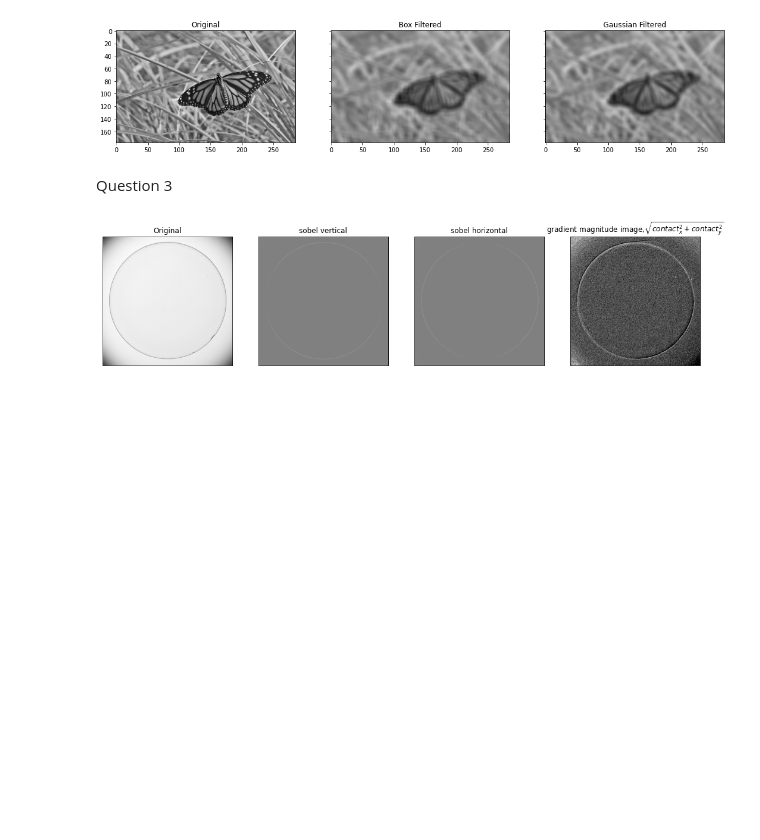
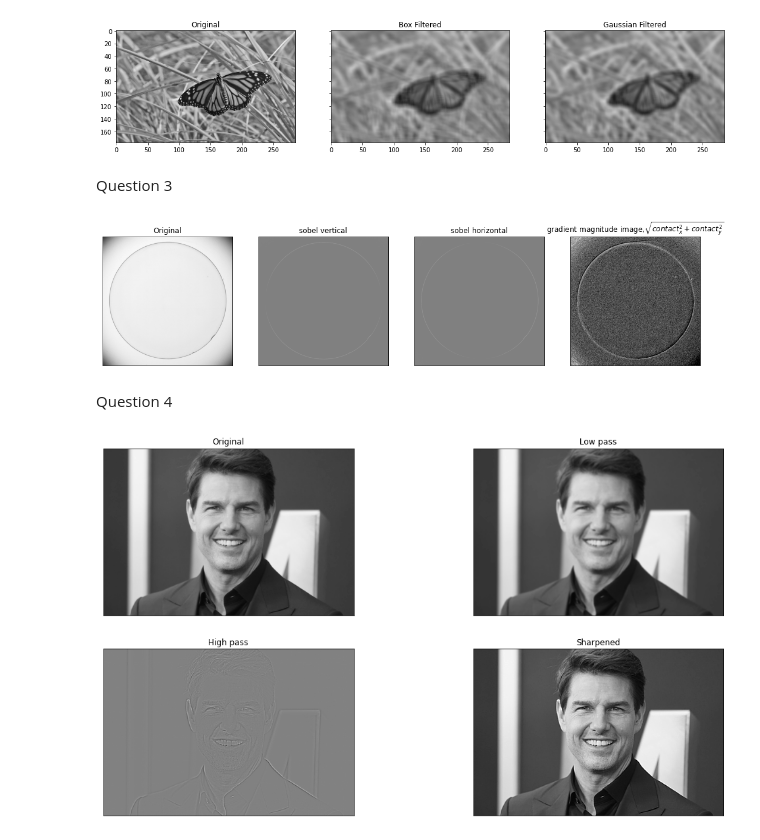
Before and after one commit to dulmi-99/Image-Processing-and-Machine-Vision, a Jupyter notebook: Exercises/Exercise 3/190107T_Excercise_3.ipynb, the cells around one changed output. Drawn from its saved outputs; the diff is of its cells as text; code cells hidden in the pictures; blank space fills up the shorter version.

Commit message:
Question 4

```diff
--- a/Exercises/Exercise 3/190107T_Excercise_3.ipynb
+++ b/Exercises/Exercise 3/190107T_Excercise_3.ipynb
@@ -70,3 +70,38 @@ ax[3].set_xticks([]),ax[3].set_yticks([])
 plt.show()
 # %% [output]
 [figure]
+# %% [markdown]
+Question 4
+# %%
+import numpy as np
+import cv2 as cv
+import matplotlib.pyplot as plt
+
+tom = cv.imread("tom.jpg",cv.IMREAD_GRAYSCALE).astype(np.float32)
+assert tom is not None
+
+sigma =2
+gaussian_1D = cv.getGaussianKernel(5,sigma)
+tom_l_p = cv.sepFilter2D(tom,-1,gaussian_1D,gaussian_1D,anchor=(-1,-1),delta=0,borderType=cv.BORDER_REPLICATE)
+tom_h_p = tom - tom_l_p
+tom_sharpened= cv.addWeighted(tom,1.0,tom_h_p ,1.5,0)
+
+fig, ax =plt.subplots(2,2, sharex ='all', sharey ='all', figsize=(18,10))
+ax[0][0].imshow(tom,cmap='gray', vmin=0, vmax=255)
+ax[0][0].set_title("Original")
+ax[0][0].set_xticks([]),ax[0][0].set_yticks([])
+
+ax[0][1].imshow(tom_l_p,cmap='gray', vmin=0, vmax=255)
+ax[0][1].set_title("Low pass")
+ax[0][1].set_xticks([]),ax[0][1].set_yticks([])
+
+ax[1][0].imshow(tom_h_p,cmap='gray')
+ax[1][0].set_title("High pass")
+ax[1][0].set_xticks([]),ax[1][0].set_yticks([])
+
+ax[1][1].imshow(tom_sharpened,cmap='gray', vmin=0, vmax=255)
+ax[1][1].set_title("Sharpened")
+ax[1][1].set_xticks([]),ax[1][1].set_yticks([])
+plt.show()
+# %% [output]
+[figure, added]
```
